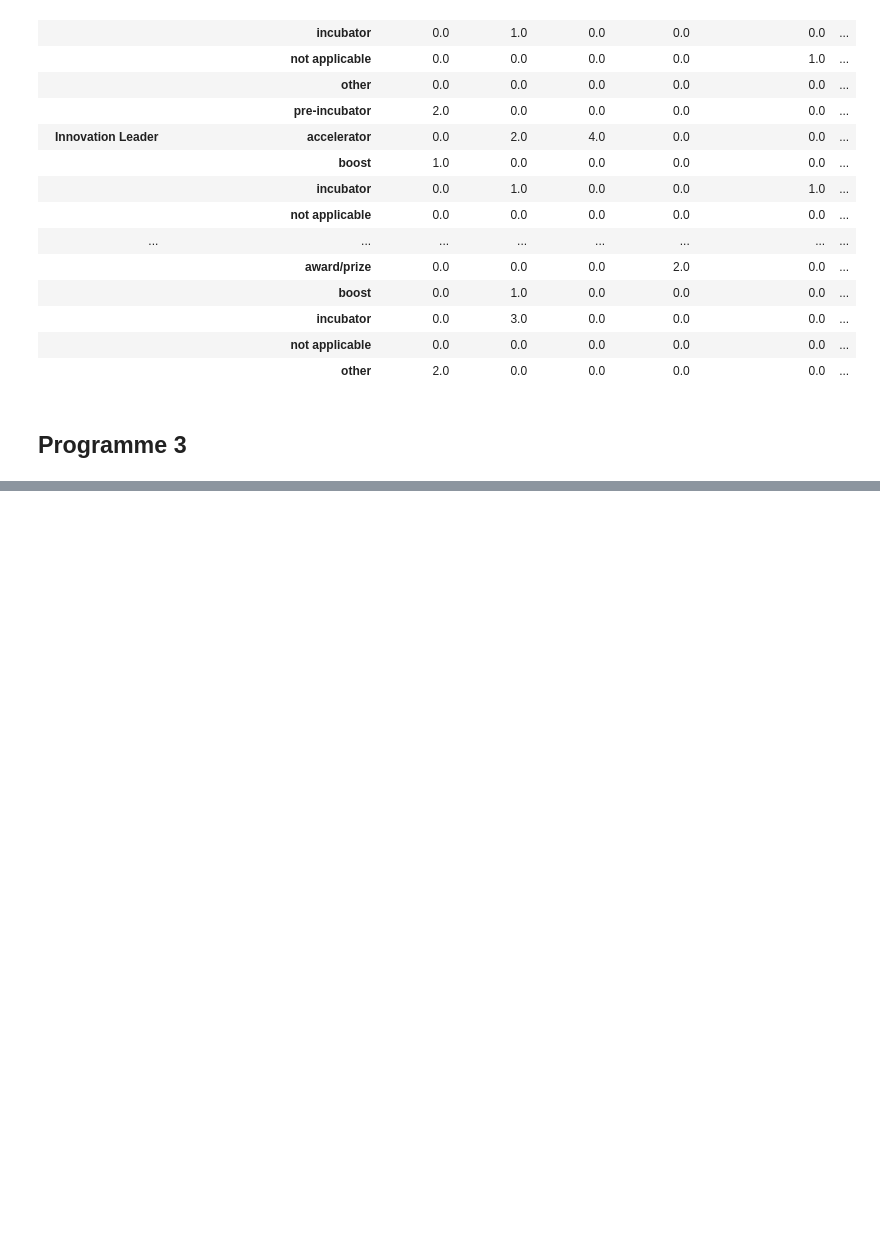
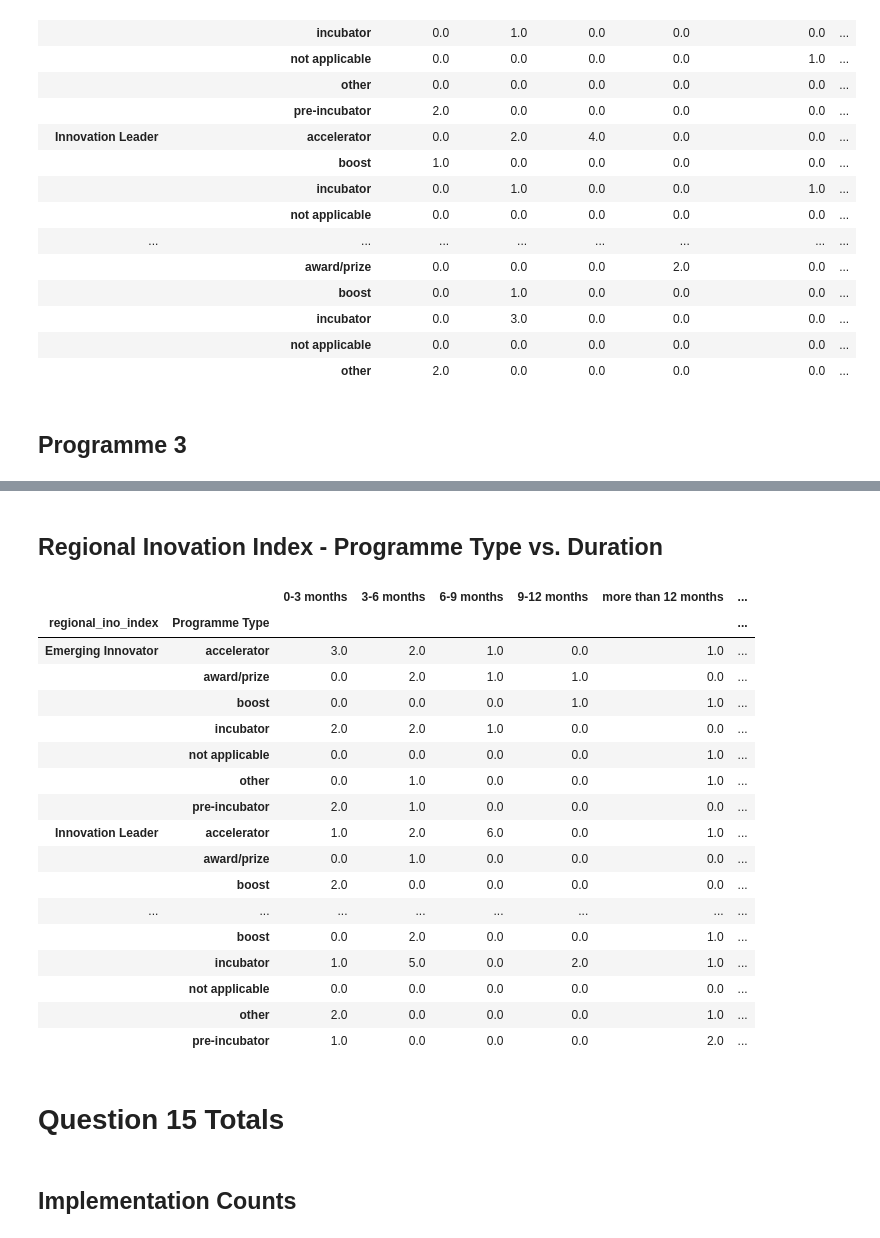
Before and after one commit to tahasarnic/EIT-surver, a Jupyter notebook: analysis.ipynb, the cells around one changed output, grey strips where cells are left out. Cells and saved outputs as stored; diff of their text form; code cells hidden in the pictures; blank space fills up the shorter version.

```diff
--- a/analysis.ipynb
+++ b/analysis.ipynb
@@ -161,7 +162,8 @@ df_ques_9.groupby('regional_ino_index')[df_ques_9.columns[7]].value_counts().res
 | Strong Innovator | 1.0 | 4.0 | 2.0 | 0.0 | 1.0 | 0.0 | ... |
 # %%
 # Program type - duration vs. regional inovation index
-df_ques_9.groupby(['regional_ino_index', df_ques_9.columns[4]])[df_ques_9.columns[5]].value_counts().reset_index().pivot(index = ['regional_ino_index', df_ques_9.columns[4]], columns = df_ques_9.columns[5], values = 'count').fillna(0)
+ques_9_type_duration_2 = df_ques_9.groupby(['regional_ino_index', df_ques_9.columns[4]])[df_ques_9.columns[5]].value_counts().reset_index().pivot(index = ['regional_ino_index', df_ques_9.columns[4]], columns = df_ques_9.columns[5], values = 'count').fillna(0)
+ques_9_type_duration_2
 # %% [output]
 |  | 9. Please enter information on yo... | 0-3 months | 3-6 months | 6-9 months | 9-12 months | more than 12 months | ... |
 | regional_ino_index | 9. Please enter information on yo... |  |  |  |  |  | ... |
@@ -206,18 +187,0 @@ df_ques_9.groupby('regional_ino_index')[df_ques_9.columns[9]].value_counts().res
-# %%
-# Cohort size manipulation
-def cat_cohort_3(data):
-    try:
-        if data == 0:
-            return '0'
-        elif data >= 5 and data <= 11:
-            return '5-11'
-        elif data > 11 and data <= 20:
-            return '12-20'
-        elif data > 21 and data <= 45:
-            return '21-45'
-        elif data > 30:
-            return '45+'
-    except:
-        return np.nan
-df_ques_9[df_ques_9.columns[10]] = df_ques_9[df_ques_9.columns[10]].replace(['20-50 individuals', '10-15', 'average 20', '100+', '-', 'no', np.nan], ['35', '12.5', '20', '100', '0', '0', '0']).astype('float')
-df_ques_9[df_ques_9.columns[10]] = df_ques_9[df_ques_9.columns[10]].apply(cat_cohort_3)
@@ -265,0 +210,5 @@ df_ques_9.groupby(['regional_ino_index', df_ques_9.columns[8]])[df_ques_9.column
+# %%
+# Cohort size manipulation
+df_ques_9[df_ques_9.columns[10]] = df_ques_9[df_ques_9.columns[10]].replace(['-', '10-100', '10-15', '10-20', '100+', '1000+', '13  initiatives', '13 startups', '140-180 projects', '15-20', '20-50 individuals', '25-40 projects', '3 - 6', '5 + 5', '5-6', 'X', 'average 10', 'average 20', 'no'], ['0', '55', '12.5', '15', '101', '1001', '13', '13', '160', '17.5', '35', '32.5', '4.5', '10', '5.5', '0', '10', '20', '0']).astype(float)
+df_ques_9[df_ques_9.columns[10]] = df_ques_9[df_ques_9.columns[10]].apply(cat_cohort_size)
+df_ques_9[df_ques_9.columns[10]] = df_ques_9[df_ques_9.columns[10]].astype('category').cat.set_categories(['0', '1-5', '6-10', '11-15', '16-20', '21-50', '51-100'])
@@ -265,0 +237,4 @@ df_ques_9.groupby(['regional_ino_index', df_ques_9.columns[8]])[df_ques_9.column
+# %%
+# Program type - duration vs. regional inovation index
+ques_9_type_duration_3 = df_ques_9.groupby(['regional_ino_index', df_ques_9.columns[8]])[df_ques_9.columns[9]].value_counts().reset_index().pivot(index = ['regional_ino_index', df_ques_9.columns[8]], columns = df_ques_9.columns[9], values = 'count').fillna(0)
+ques_9_type_duration_3
@@ -265,0 +526,29 @@ df_ques_9.groupby(['regional_ino_index', df_ques_9.columns[8]])[df_ques_9.column
+# %% [markdown]
+## Regional Inovation Index - Programme Type vs. Duration
+# %%
+pd.concat([ques_9_type_duration_1.reset_index().rename(columns={'9. Please enter information on your support programme(s).  >> Programme-1 >> Programme Type':'Programme Type'}),
+           ques_9_type_duration_2.reset_index().rename(columns={'9. Please enter information on your support programme(s).  >> Programme-2 >> Programme Type':'Programme Type'}),
+           ques_9_type_duration_3.reset_index().rename(columns={'9. Please enter information on your support programme(s).  >> Programme-3 >> Programme Type':'Programme Type'})], axis = 0).groupby(['regional_ino_index', 'Programme Type']).sum()
+# %% [output]
+|  |  | 0-3 months | 3-6 months | 6-9 months | 9-12 months | more than 12 months | ... |
+| regional_ino_index | Programme Type |  |  |  |  |  | ... |
+| Emerging Innovator | accelerator | 3.0 | 2.0 | 1.0 | 0.0 | 1.0 | ... |
+|  | award/prize | 0.0 | 2.0 | 1.0 | 1.0 | 0.0 | ... |
+|  | boost | 0.0 | 0.0 | 0.0 | 1.0 | 1.0 | ... |
+|  | incubator | 2.0 | 2.0 | 1.0 | 0.0 | 0.0 | ... |
+|  | not applicable | 0.0 | 0.0 | 0.0 | 0.0 | 1.0 | ... |
+|  | other | 0.0 | 1.0 | 0.0 | 0.0 | 1.0 | ... |
+|  | pre-incubator | 2.0 | 1.0 | 0.0 | 0.0 | 0.0 | ... |
+| Innovation Leader | accelerator | 1.0 | 2.0 | 6.0 | 0.0 | 1.0 | ... |
+|  | award/prize | 0.0 | 1.0 | 0.0 | 0.0 | 0.0 | ... |
+|  | boost | 2.0 | 0.0 | 0.0 | 0.0 | 0.0 | ... |
+| ... | ... | ... | ... | ... | ... | ... | ... |
+|  | boost | 0.0 | 2.0 | 0.0 | 0.0 | 1.0 | ... |
+|  | incubator | 1.0 | 5.0 | 0.0 | 2.0 | 1.0 | ... |
+|  | not applicable | 0.0 | 0.0 | 0.0 | 0.0 | 0.0 | ... |
+|  | other | 2.0 | 0.0 | 0.0 | 0.0 | 1.0 | ... |
+|  | pre-incubator | 1.0 | 0.0 | 0.0 | 0.0 | 2.0 | ... |
+# %% [markdown]
+# Question 15 Totals
+# %% [markdown]
+## Implementation Counts
```
Also changed, not shown: parts of 69 cells of this notebook.
